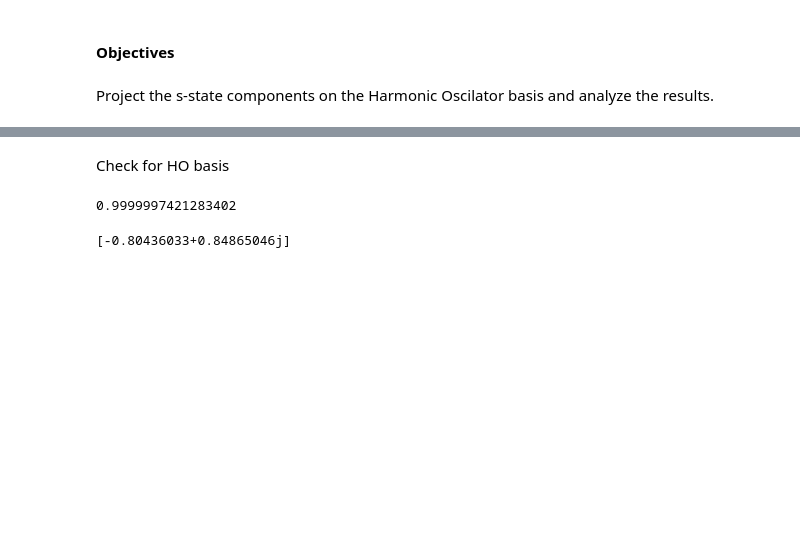
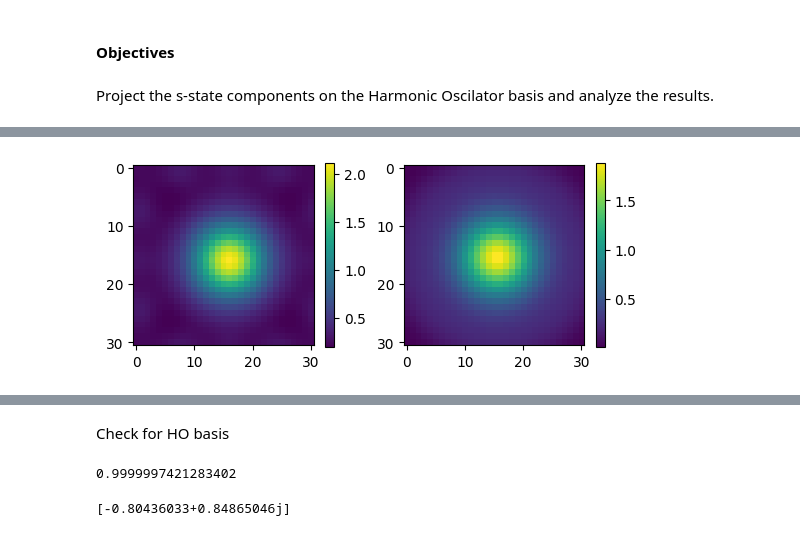
Before and after one commit to sovietdevil/HO_basis_projection, a Jupyter notebook: S_state_projection/Effective_field.ipynb, the cells around one changed output, grey strips where cells are left out. Drawn from its saved outputs; the diff is of its cells as text; code cells hidden in the pictures; blank space fills up the shorter version.

```diff
--- a/S_state_projection/Effective_field.ipynb
+++ b/S_state_projection/Effective_field.ipynb
@@ -51,3 +51,13 @@ plt.show()
+# %%
+plt.subplot(1, 2, 1)
+plt.imshow(np.abs(exitwave-1))
+plt.colorbar(shrink=0.5)
+plt.subplot(1, 2, 2)
+plt.imshow(np.abs(components))
+plt.colorbar(shrink=0.5)
+plt.show()
+# %% [output]
+[figure, added]
 # %%
 fitted = np.array(list(Gaussian_fitting(results,krange,[0.01, 1]).best_values.values()))
 print(fitted)
```
Also changed, not shown: parts of 2 cells of this notebook, 1 other file.
